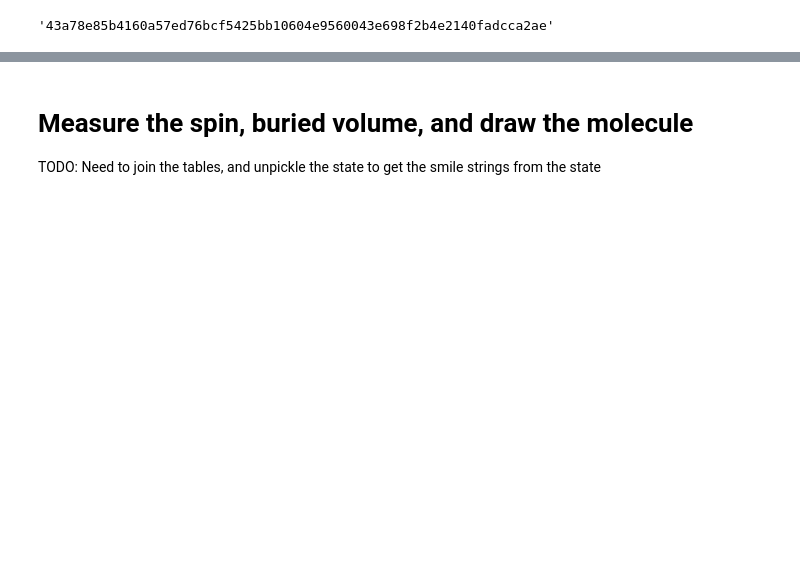
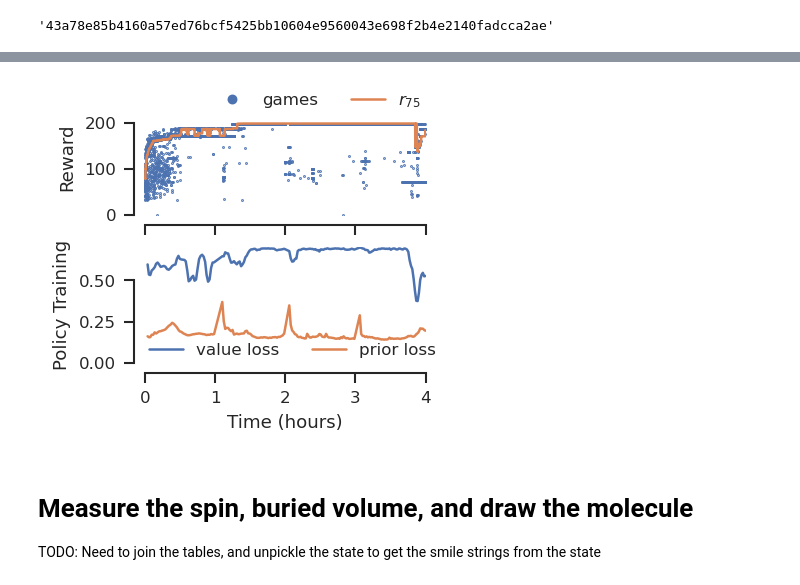
Before and after one commit to NREL/rlmolecule, a Jupyter notebook: examples/stable_radical_optimization/monitor_progress.ipynb, the cells around one changed output, grey strips where cells are left out. Drawn from its saved outputs; the diff is of its cells as text; code cells hidden in the pictures; blank space fills up the shorter version.

```diff
--- a/examples/stable_radical_optimization/monitor_progress.ipynb
+++ b/examples/stable_radical_optimization/monitor_progress.ipynb
@@ -9,9 +9,9 @@ import pandas as pd
 import matplotlib.pyplot as plt
 import seaborn as sns
 sns.set(
-#     context='paper',
-#     font_scale=8/8.8,
-    context="talk",
+    context='paper',
+    font_scale=8/8.8,
+#     context="talk",
     style='ticks',
     color_codes=True,
     rc={'legend.frameon': False})
@@ -82,10 +71,0 @@ Text(0.5, 1.0, 'stable_radical_optimization')
-# %%
-log = pd.read_csv("policy_checkpoints/log.csv")
-# log['time'] = pd.to_datetime(log.time)
-# log['time_hours'] = (log.time).apply(lambda x: x.total_seconds() / 3600)
-# df = df.sort_values('time_hours')
-f, ax = plt.subplots()
-ax.plot(log.epoch, log.policy_wrapper_loss, label='value loss')
-ax.plot(log.epoch, log.policy_wrapper_1_loss, label='prior loss')
-ax.set_xlabel("Epoch")
-plt.legend()
@@ -95,3 +81,36 @@ plt.legend()
+# %%
+if log is not None:
+    log['time'] = pd.to_datetime(log.time)
+    log['time_hours'] = (log.time - df.time.min()).apply(lambda x: x.total_seconds() / 3600)
+
+df_games = df_games.sort_values('time_hours')
+df = df_games
+
+fig, axs = plt.subplots(sharex=True, nrows=2, figsize=(2.75, 2.5), dpi=150)
+
+axs[0].plot(df.time_hours, df.raw_reward, '.', ms=.75, label='games')
+axs[0].plot(df.time_hours, df.raw_reward.rolling(250, min_periods=50).quantile(.75), label='$r_{75}$')
+
+if log is not None:
+    axs[1].plot(log.time_hours, log.policy_wrapper_loss, label='value loss')
+    axs[1].plot(log.time_hours, log.policy_wrapper_1_loss, label='prior loss')
+
+axs[0].legend(loc='upper right', ncol=2, borderpad=0, borderaxespad=0.3, bbox_to_anchor=(1., 1.1), markerscale=10)
+axs[1].legend(ncol=2, borderpad=0, borderaxespad=0.3)
+
+axs[0].set_ylim([0, 250])
+
+axs[0].set_ylabel('Reward')
+axs[1].set_ylabel('Policy Training')
+axs[1].set_xlabel('Time (hours)')
+
+axs[1].set_ylim([0, .7])
+axs[1].set_xlim([-.01, 4])
+
+plt.tight_layout()
+sns.despine(offset=5, trim=True)
+# %% [output]
+[figure, added]
 # %% [markdown]
 # Measure the spin, buried volume, and draw the molecule
 
```
Also changed, not shown: parts of 14 cells of this notebook, 4 other files.
